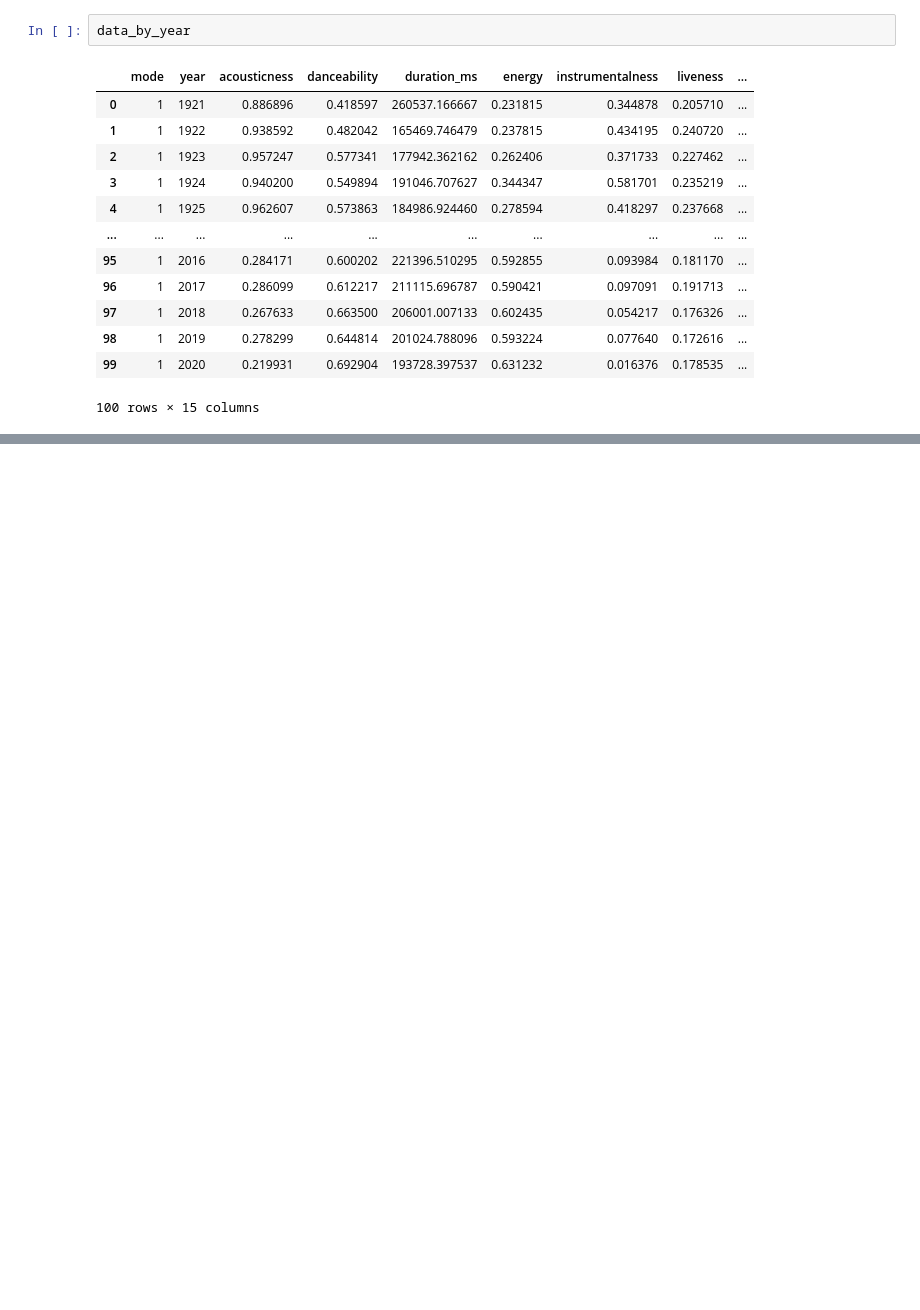
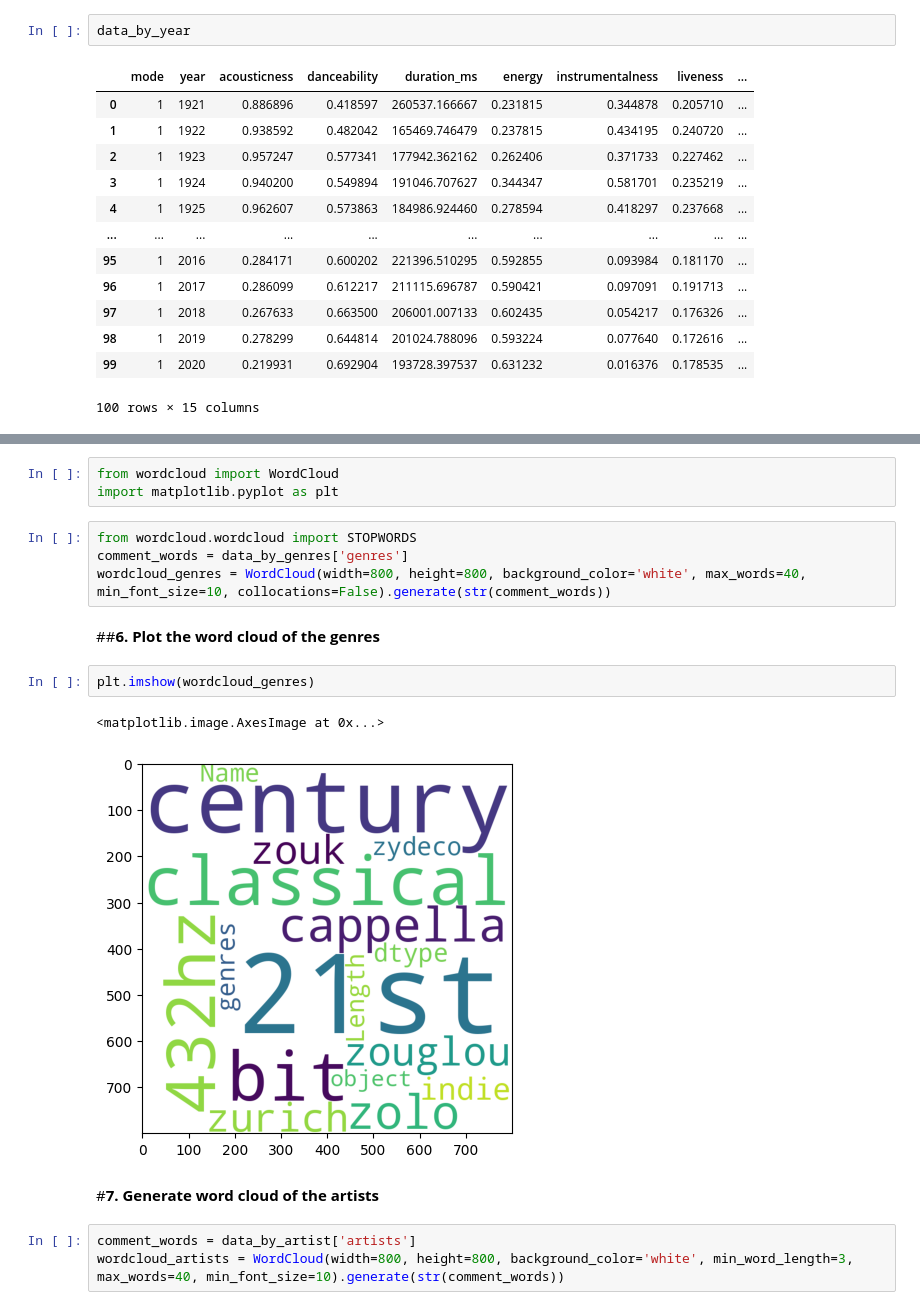
Before and after one commit to ilaid58/gomycode_LabPhase, a Jupyter notebook: LabPhase.ipynb, the cells around one changed output, grey strips where cells are left out. Saved outputs shown, nothing was run; the diff lists cells and outputs as text; blank space fills up the shorter version.

```diff
--- a/LabPhase.ipynb
+++ b/LabPhase.ipynb
@@ -163,0 +212,19 @@ data_by_year
+# %%
+from wordcloud import WordCloud
+import matplotlib.pyplot as plt
+# %%
+from wordcloud.wordcloud import STOPWORDS
+comment_words = data_by_genres['genres']
+wordcloud_genres = WordCloud(width=800, height=800, background_color='white', max_words=40, min_font_size=10, collocations=False).generate(str(comment_words))
+# %% [markdown]
+##**6. Plot the word cloud of the genres**
+# %%
+plt.imshow(wordcloud_genres)
+# %% [output]
+<matplotlib.image.AxesImage at 0x...>
+[figure, added]
+# %% [markdown]
+#**7. Generate word cloud of the artists**
+# %%
+comment_words = data_by_artist['artists']
+wordcloud_artists = WordCloud(width=800, height=800, background_color='white', min_word_length=3, max_words=40, min_font_size=10).generate(str(comment_words))
```
Also changed, not shown: parts of 24 cells of this notebook.
